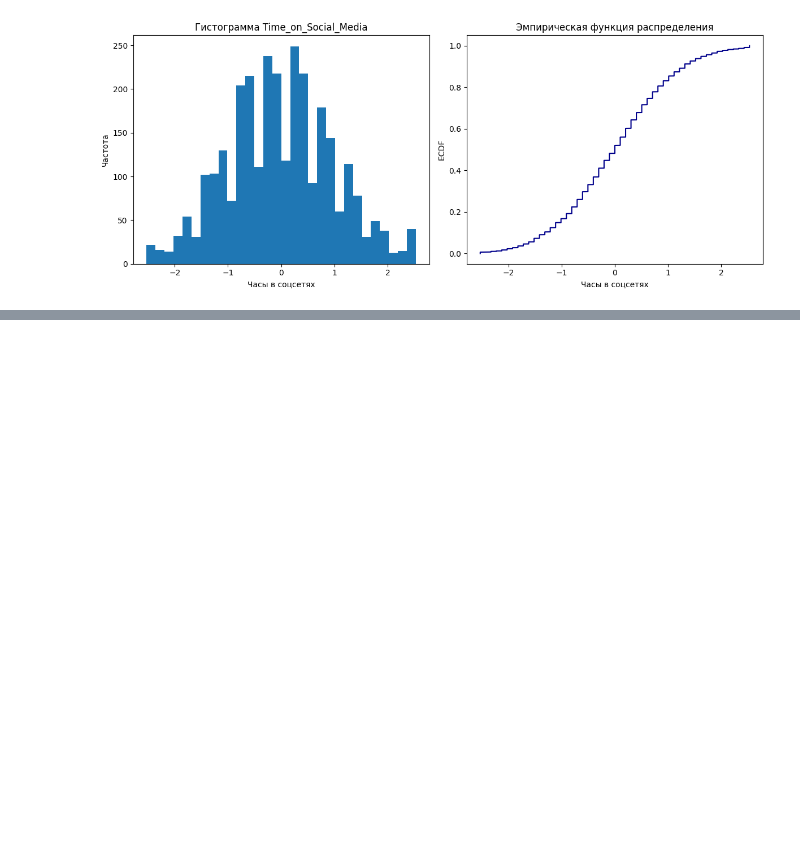
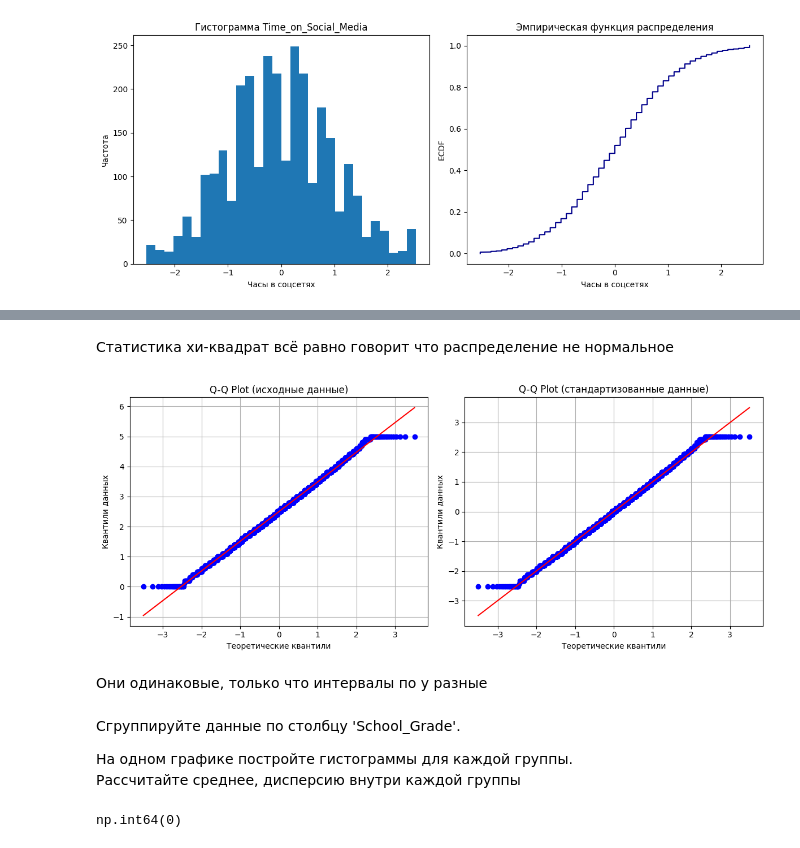
Before and after one commit to poluzerovT/oiad-4-2025, a Jupyter notebook: Gurinovich/lab1.ipynb, the cells around one changed output, grey strips where cells are left out. Saved outputs shown, nothing was run; the diff lists cells and outputs as text; code cells hidden in the pictures; blank space fills up the shorter version.

```diff
--- a/Gurinovich/lab1.ipynb
+++ b/Gurinovich/lab1.ipynb
@@ -247 +247,35 @@ else:
 Отвергаем гипотезу о нормальности (данные не нормальны)
+# %% [markdown]
+Статистика хи-квадрат всё равно говорит что распределение не нормальное
+# %%
+plt.figure(figsize=(12, 5))
+
+plt.subplot(1, 2, 1)
+probplot(data_series, dist='norm', plot=plt)
+plt.title('Q-Q Plot (исходные данные)')
+plt.xlabel('Теоретические квантили')
+plt.ylabel('Квантили данных')
+plt.grid(True)
+
+plt.subplot(1, 2, 2)
+probplot(data_stand, dist='norm', plot=plt)
+plt.title('Q-Q Plot (стандартизованные данные)')
+plt.xlabel('Теоретические квантили')
+plt.ylabel('Квантили данных')
+plt.grid(True)
+
+plt.tight_layout()
+plt.show()
+# %% [output]
+[figure, added]
+# %% [markdown]
+Они одинаковые, только что интервалы по y разные
+# %% [markdown]
+Сгруппируйте данные по столбцу 'School_Grade'.<br>
+
+На одном графике постройте гистограммы для каждой группы.<br>
+Рассчитайте среднее, дисперсию внутри каждой группы
+# %%
+df['School_Grade'].isna().sum()
+# %% [output]
+np.int64(0)
```
Also changed, not shown: parts of 7 cells of this notebook.
